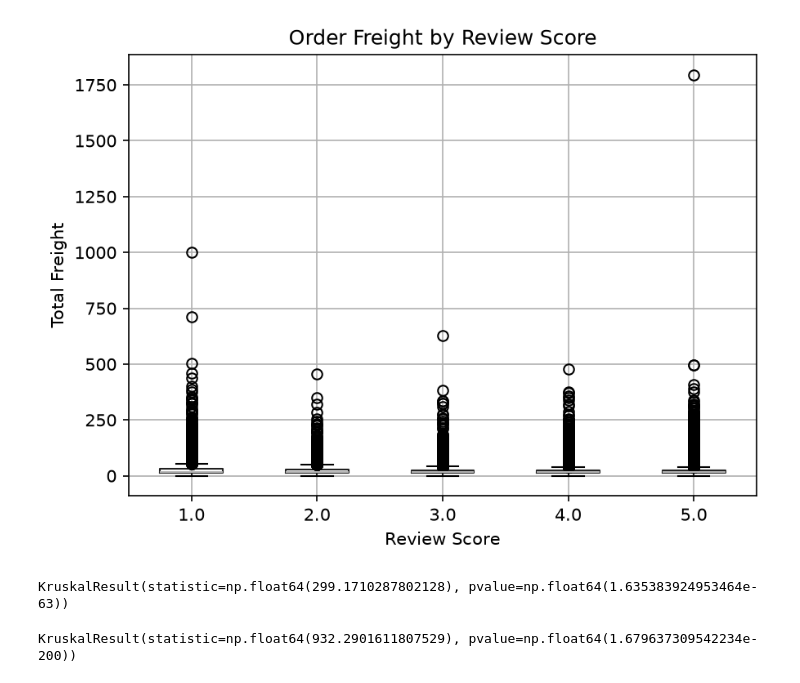
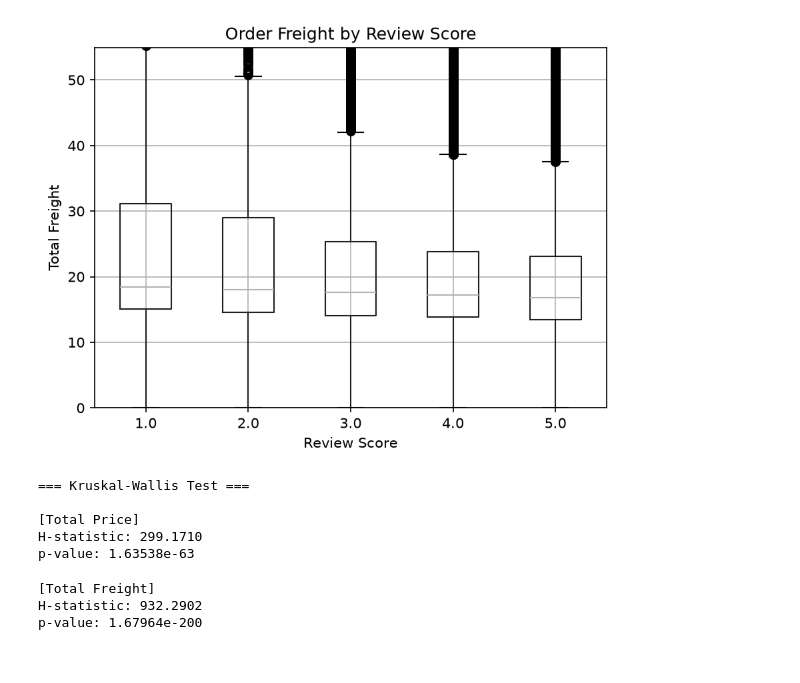
Before and after one commit to RyoShimoda/AWS_data_analysis, a Jupyter notebook: notebooks/review_score_analysis.ipynb, the cells around one changed output. Drawn from its saved outputs; the diff is of its cells as text; code cells hidden in the pictures.

```diff
--- a/notebooks/review_score_analysis.ipynb
+++ b/notebooks/review_score_analysis.ipynb
@@ -55,41 +87,55 @@ plt.show()
 # %%
 # 送料の箱ひげ図
+freight_95 = df_review_order["total_freight"].quantile(0.95)  # 95パーセンタイルの値を取得
 
 df_review_order.boxplot(
     column="total_freight",
     by="review_score"
 )
+plt.ylim(0, freight_95)
 
 plt.title("Order Freight by Review Score")
 plt.suptitle("")
 plt.xlabel("Review Score")
 plt.ylabel("Total Freight")
 plt.show()
 # %% [output]
-[figure, old version]
+[figure, new version]
 # %%
 from scipy.stats import kruskal
 
-# total_priceの分布がレビュー点数ごとに異なるかどうかを検定
-price_groups = [
-    df_review_order.loc[df_review_order["review_score"] == score, "total_price"]
-    for score in sorted(df_review_order["review_score"].unique())
+groups_price = [
+    group["total_price"].values
+    for _, group in df_review_order.groupby("review_score")
 ]
 
-price_result = kruskal(*price_groups)
+stat_price, p_price = kruskal(*groups_price)
 
-price_result
+print("=== Kruskal-Wallis Test ===")
+print()
+print("[Total Price]")
+print(f"H-statistic: {stat_price:.4f}")
+print(f"p-value: {p_price:.6g}")
 # %% [output]
-KruskalResult(statistic=np.float64(299.1710287802128), pvalue=np.float64(1.635383924953464e-63))
+=== Kruskal-Wallis Test ===
+
+[Total Price]
+H-statistic: 299.1710
+p-value: 1.63538e-63
 # %%
 # total_freightの分布がレビュー点数ごとに異なるかどうかを検定
-freight_groups = [
-    df_review_order.loc[df_review_order["review_score"] == score, "total_freight"]
-    for score in sorted(df_review_order["review_score"].unique())
+groups_freight = [
+    group["total_freight"].values
+    for _, group in df_review_order.groupby("review_score")
 ]
 
-freight_result = kruskal(*freight_groups)
+stat_freight, p_freight = kruskal(*groups_freight)
 
-freight_result
+print()
+print("[Total Freight]")
+print(f"H-statistic: {stat_freight:.4f}")
+print(f"p-value: {p_freight:.6g}")
 # %% [output]
-KruskalResult(statistic=np.float64(932.2901611807529), pvalue=np.float64(1.679637309542234e-200))
+[Total Freight]
+H-statistic: 932.2902
+p-value: 1.67964e-200
```
Also changed, not shown: parts of 17 cells of this notebook, 1 other file.
